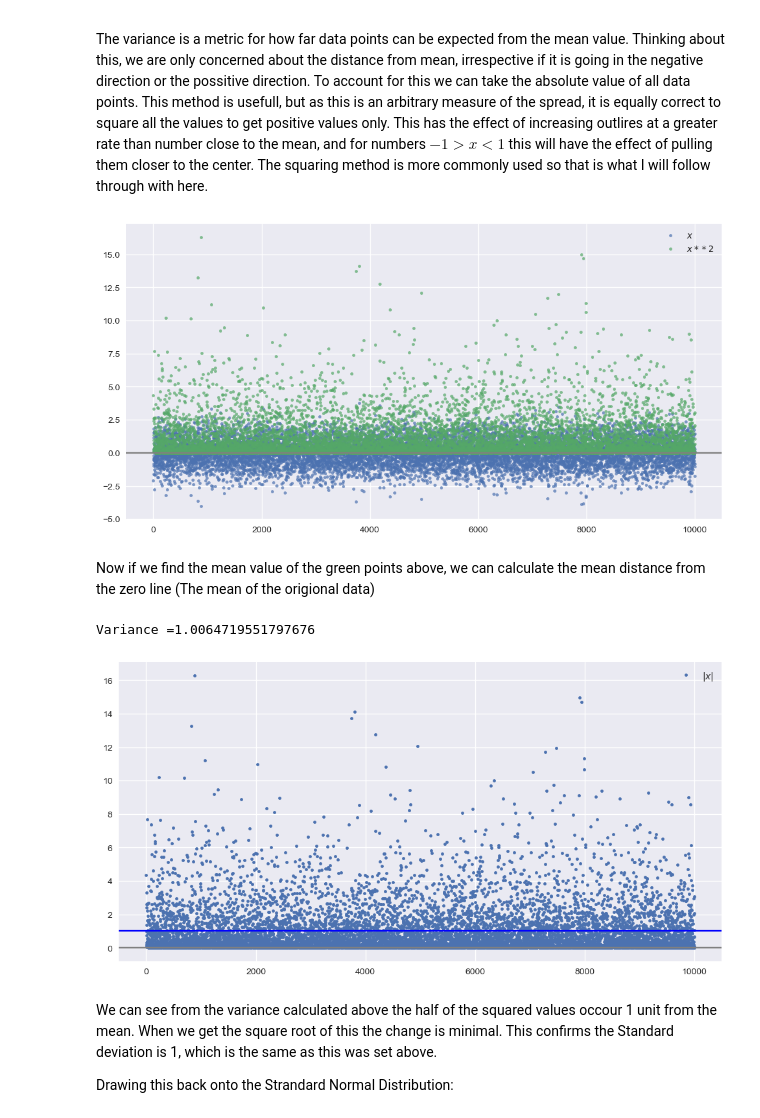
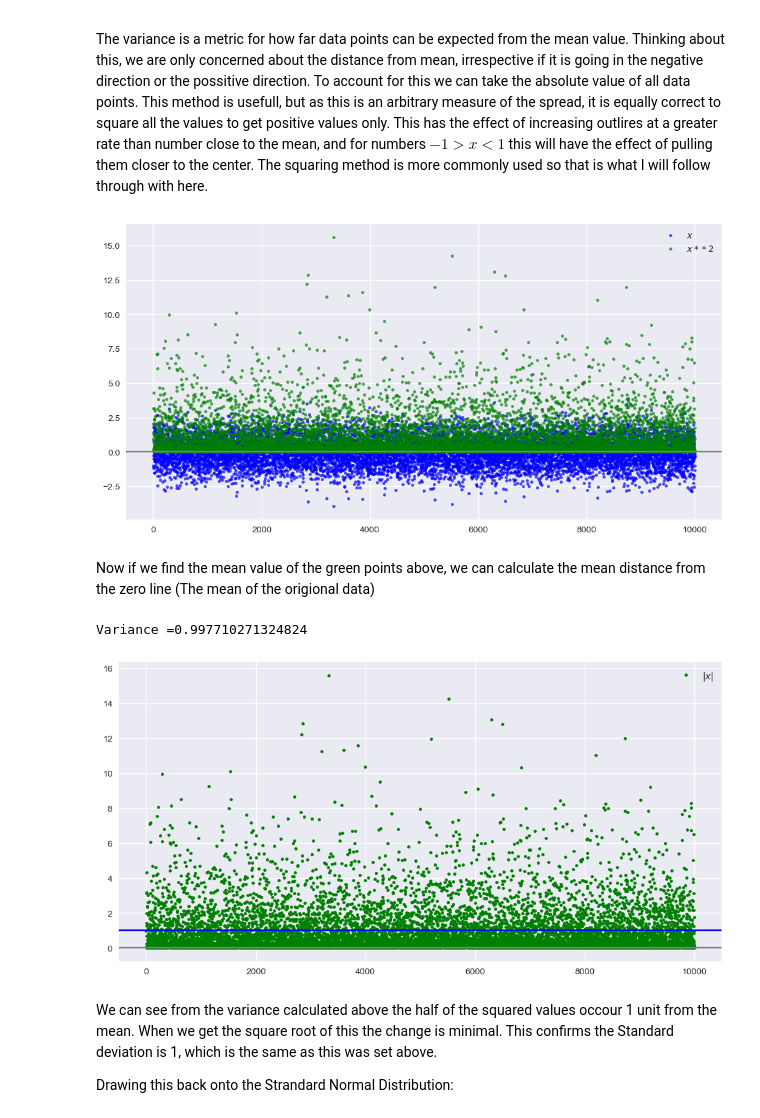
Before and after one commit to DaveAero/Fundamentals-of-Data-Analysis, a Jupyter notebook: Normal Distribution.ipynb, the cells around one changed output. Cells and saved outputs as stored; diff of their text form; code cells hidden in the pictures.

```diff
--- a/Normal Distribution.ipynb
+++ b/Normal Distribution.ipynb
@@ -78,23 +78,23 @@ The variance is a metric for how far data points can be expected from the mean v
 # %%
 # Absolute values of x.
 distanceFromMean = np.square(x)
 
 # Create a plot.
 fig, ax = plt.subplots(figsize=(12, 6))
 
 # Plot of data points as they are
-ax.plot(range(len(x)), x, label=r'$x$', alpha=.7, marker='.', linestyle='none')
+ax.plot(range(len(x)), x, label=r'$x$', alpha=.7, marker='.', linestyle='none', color="b")
 
 # Plot of data points distance from Mean
-ax.plot(range(len(distanceFromMean)), distanceFromMean, label=r'$x**2$', alpha=.7, marker='.', linestyle='none')
+ax.plot(range(len(distanceFromMean)), distanceFromMean, label=r'$x**2$', alpha=.7, marker='.', linestyle='none', color="g")
 
 # Plot the y=0 line.
 ax.axhline(y=0.0, color='grey', linestyle='-');
 
 # Absolute legend.
 plt.legend();
 # %% [output]
-[figure, old version]
+[figure, new version]
 # %% [markdown]
 Now if we find the mean value of the green points above, we can calculate the mean distance from the zero line (The mean of the origional data)
 # %%
@@ -106,7 +106,7 @@ print('Variance ={}'.format(variance))
 fig, ax = plt.subplots(figsize=(12, 6))
 
 # Plot of data points distance from Mean
-ax.plot(range(len(distanceFromMean)), distanceFromMean, label=r'$|x|$', marker='.', linestyle='none')
+ax.plot(range(len(distanceFromMean)), distanceFromMean, label=r'$|x|$', marker='.', linestyle='none', color="g")
 
 # Plot the y=0 line.
 ax.axhline(y=0.0, color='grey', linestyle='-');
@@ -117,8 +117,8 @@ ax.axhline(y=variance, color='b', linestyle='-');
 # Absolute legend.
 plt.legend();
 # %% [output]
-Variance =1.0064719551797676
+Variance =0.997710271324824
-[figure, old version]
+[figure, new version]
 # %% [markdown]
 We can see from the variance calculated above the half of the squared values occour 1 unit from the mean. When we get the square root of this the change is minimal. This confirms the Standard deviation is 1, which is the same as this was set above.
 
```
Also changed, not shown: parts of 14 cells of this notebook.
